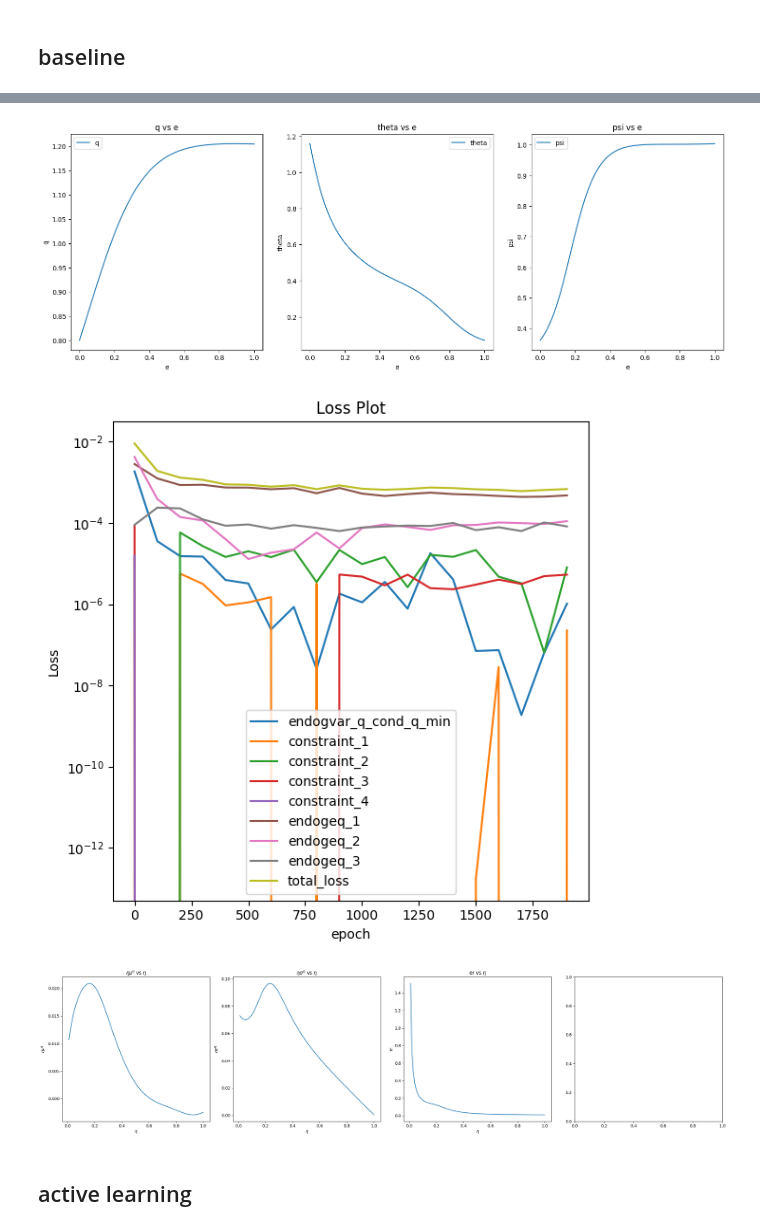
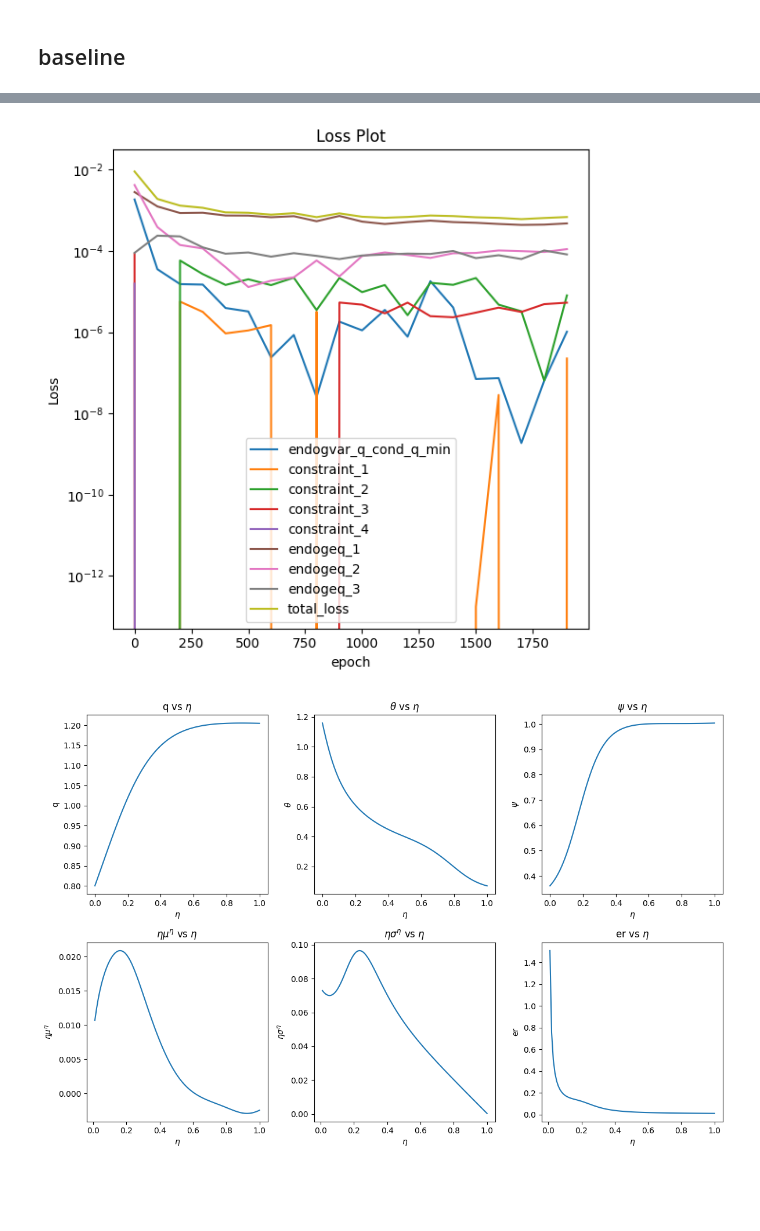
Before and after one commit to rotmanfinhub/deep-macrofin, a Jupyter notebook: examples/pymacrofin_eg/BruSan14_prop2.ipynb, the cells around one changed output, grey strips where cells are left out. Cells and saved outputs as stored; diff of their text form; code cells hidden in the pictures; blank space fills up the shorter version.

```diff
--- a/examples/pymacrofin_eg/BruSan14_prop2.ipynb
+++ b/examples/pymacrofin_eg/BruSan14_prop2.ipynb
@@ -87,6 +87,10 @@ if not os.path.exists("./models/BruSan14_prop2/model.pt"):
 else:
     pde_model.load_model(torch.load("./models/BruSan14_prop2/model_best.pt"))
     pde_model.eval_model(True)
+
+plot_loss_df(fn="./models/BruSan14_prop2/model_loss.csv", loss_plot_fn="./models/BruSan14_prop2/model_loss.jpg")
+pde_model.plot_vars(["q", r"$\theta$", r"$\psi$",
+    r"$\eta\mu^\eta = \eta*\mu_t^\eta$", r"$\eta\sigma^\eta = \eta*\sigma_t^\eta$", "er = psi/e*(sig+sigq)**2"], 3)
 # %% [output]
 ========================Summary of Model BruSan14_prop2=========================
 Config: {
@@ -122,22 +126,2 @@ total_loss: 0.0007
+[figure, added]
+[figure, added]
-# %%
-fig, ax = plt.subplots(1, 3, figsize=(18, 6))
-e = np.linspace(0, 1)
-pde_model.endog_vars["q"].plot("q", {"e": [0, 1]}, ax=ax[0])
-pde_model.endog_vars["theta"].plot("theta", {"e": [0, 1]}, ax=ax[1])
-pde_model.endog_vars["psi"].plot("psi", {"e": [0, 1]}, ax=ax[2])
-plt.subplots_adjust()
-plt.show()
-# %% [output]
-[figure, removed]
-# %%
-plot_loss_df(fn="./models/BruSan14_prop2/model_loss.csv", loss_plot_fn="./models/BruSan14_prop2/model_loss.jpg")
-# %% [output]
-[figure, removed]
-# %%
-pde_model.plot_vars([r"$\eta\mu^\eta = \eta*\mu_t^\eta$",
-                     r"$\eta\sigma^\eta = \eta*\sigma_t^\eta$",
-                     "er = psi/e*(sig+sigq)**2"])
-# %% [output]
-[figure, removed]
-# %% [markdown]
-## active learning
```
Also changed, not shown: parts of 9 cells of this notebook, 34 other files.
